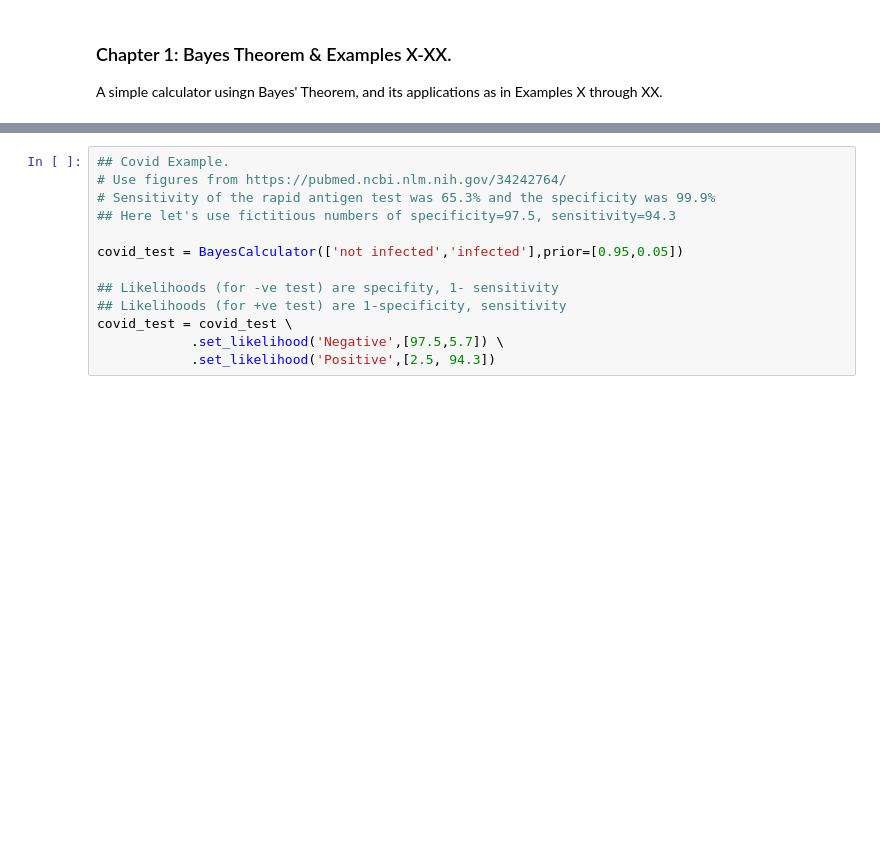
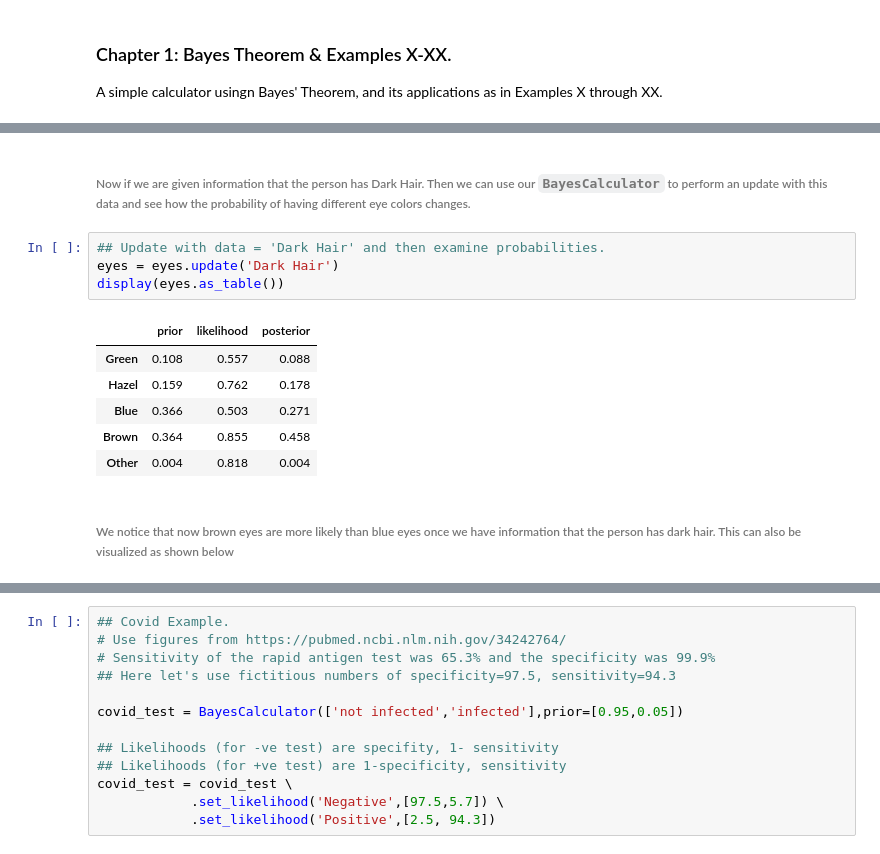
Before and after one commit to manishbayesian/bayesianbookpub, a Jupyter notebook: Chapter1_BayesCalculator,_Examples_X_XX.ipynb, the cells around one changed output, grey strips where cells are left out. Drawn from its saved outputs; the diff is of its cells as text; blank space fills up the shorter version.

```diff
--- a/Chapter1_BayesCalculator,_Examples_X_XX.ipynb
+++ b/Chapter1_BayesCalculator,_Examples_X_XX.ipynb
@@ -84,3 +162,18 @@ display(eyes.as_table())
+# %% [markdown]
+###### Now if we are given information that the person has Dark Hair. Then we can use our `BayesCalculator` to perform an update with this data and see how the probability of having different eye colors changes.
+# %%
+## Update with data = 'Dark Hair' and then examine probabilities.
+eyes = eyes.update('Dark Hair')
+display(eyes.as_table())
+# %% [output]
+|  | prior | likelihood | posterior |
+| Green | 0.108 | 0.557 | 0.088 |
+| Hazel | 0.159 | 0.762 | 0.178 |
+| Blue | 0.366 | 0.503 | 0.271 |
+| Brown | 0.364 | 0.855 | 0.458 |
+| Other | 0.004 | 0.818 | 0.004 |
+# %% [markdown]
+###### We notice that now brown eyes are more likely than blue eyes once we have information that the person has dark hair. This can also be visualized as shown below
 # %%
 hyp = eyes.as_table().index
 dat = eyes.as_table()
```
Also changed, not shown: parts of 18 cells of this notebook.
